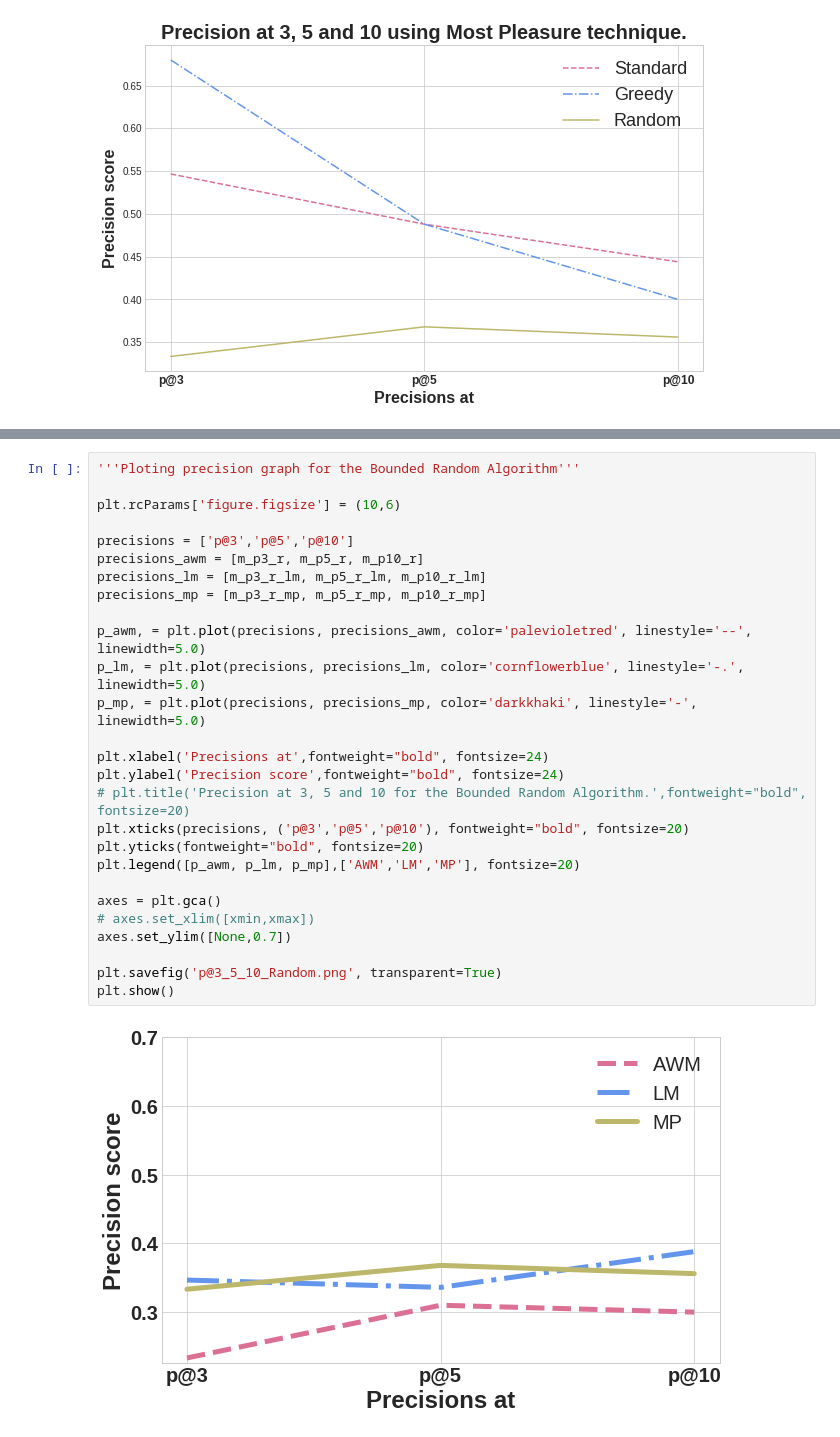
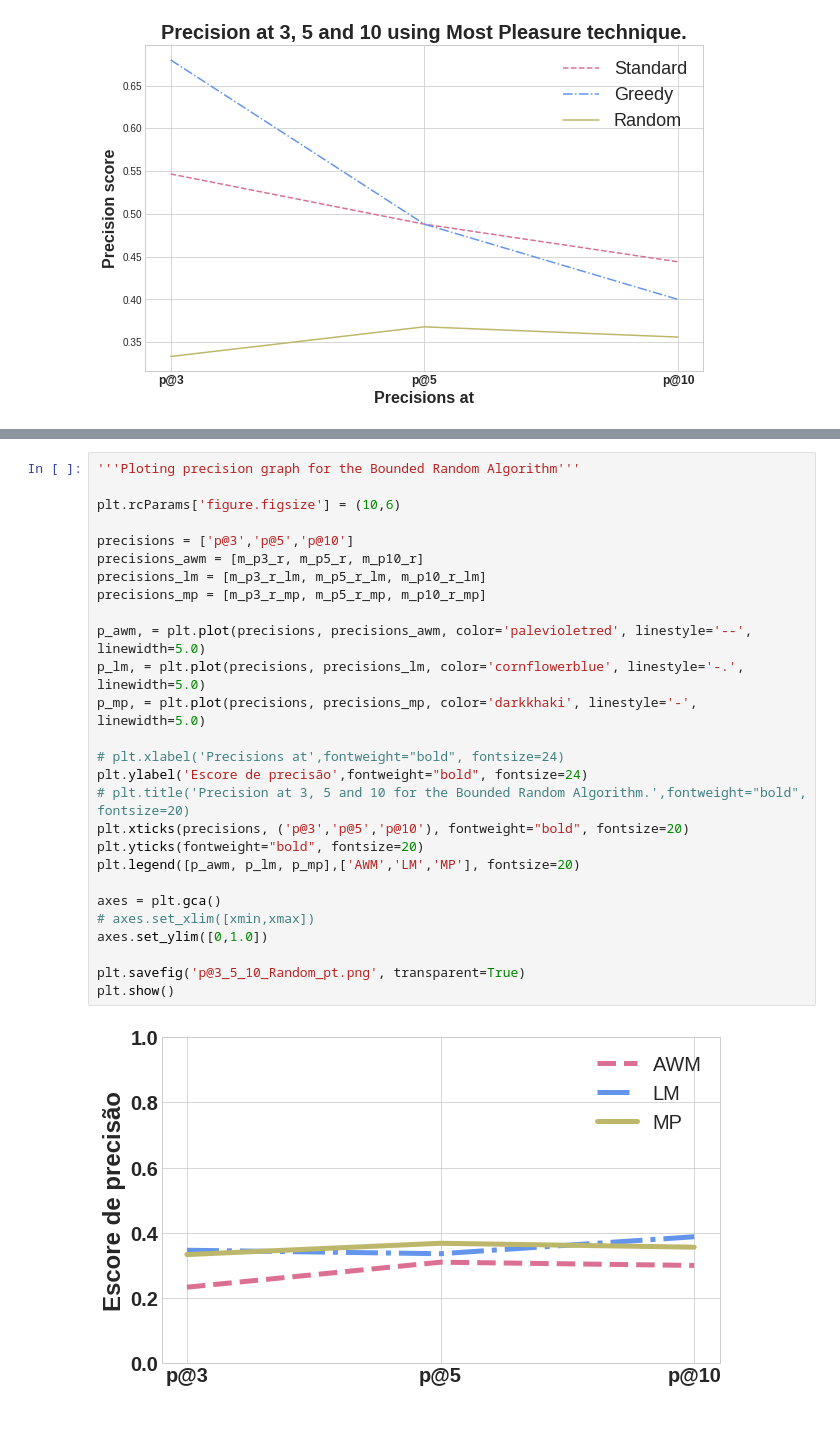
Before and after one commit to amandachagas/surprise-test, a Jupyter notebook: notebooks/Graphs.ipynb, the cells around one changed output, grey strips where cells are left out. Saved outputs shown, nothing was run; the diff lists cells and outputs as text.

```diff
--- a/notebooks/Graphs.ipynb
+++ b/notebooks/Graphs.ipynb
@@ -1685,32 +1685,32 @@ plt.show()
 # %%
 '''Ploting precision graph for the Bounded Random Algorithm'''
 
 plt.rcParams['figure.figsize'] = (10,6)
 
 precisions = ['p@3','p@5','p@10']
 precisions_awm = [m_p3_r, m_p5_r, m_p10_r]
 precisions_lm = [m_p3_r_lm, m_p5_r_lm, m_p10_r_lm]
 precisions_mp = [m_p3_r_mp, m_p5_r_mp, m_p10_r_mp]
 
 p_awm, = plt.plot(precisions, precisions_awm, color='palevioletred', linestyle='--', linewidth=5.0)
 p_lm, = plt.plot(precisions, precisions_lm, color='cornflowerblue', linestyle='-.', linewidth=5.0)
 p_mp, = plt.plot(precisions, precisions_mp, color='darkkhaki', linestyle='-', linewidth=5.0)
 
-plt.xlabel('Precisions at',fontweight="bold", fontsize=24)
-plt.ylabel('Precision score',fontweight="bold", fontsize=24)
+# plt.xlabel('Precisions at',fontweight="bold", fontsize=24)
+plt.ylabel('Escore de precisão',fontweight="bold", fontsize=24)
 # plt.title('Precision at 3, 5 and 10 for the Bounded Random Algorithm.',fontweight="bold", fontsize=20)
 plt.xticks(precisions, ('p@3','p@5','p@10'), fontweight="bold", fontsize=20)
 plt.yticks(fontweight="bold", fontsize=20)
 plt.legend([p_awm, p_lm, p_mp],['AWM','LM','MP'], fontsize=20)
 
 axes = plt.gca()
 # axes.set_xlim([xmin,xmax])
-axes.set_ylim([None,0.7])
+axes.set_ylim([0,1.0])
 
-plt.savefig('p@3_5_10_Random.png', transparent=True)
+plt.savefig('p@3_5_10_Random_pt.png', transparent=True)
 plt.show()
 # %% [output]
-[figure, old version]
+[figure, new version]
 # %%
 '''Ploting precision graph for Standard recommendation'''
 
```
Also changed, not shown: parts of 5 cells of this notebook, 6 other files.
